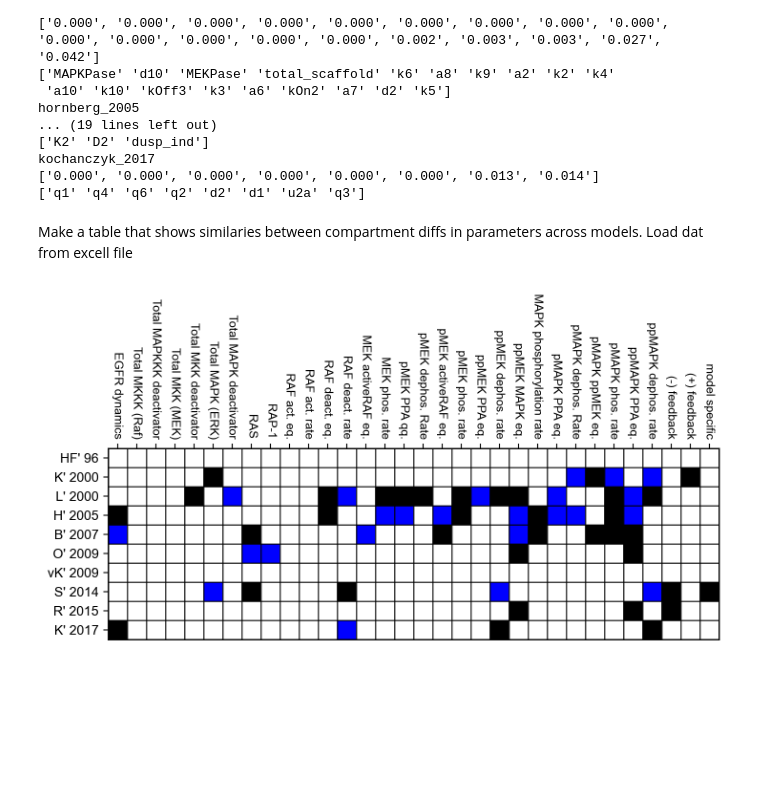
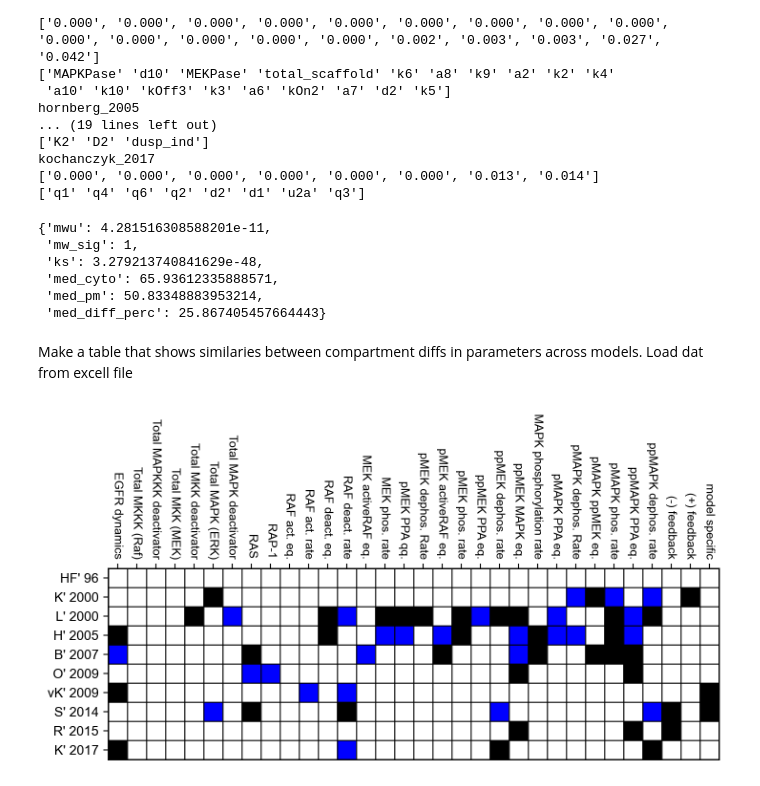
Before and after one commit to RangamaniLabUCSD/multimodel-inference, a Jupyter notebook: src/MAPK/param_est/Keyes_data_params_compDiff_analyze.ipynb, the cells around one changed output. Saved outputs shown, nothing was run; the diff lists cells and outputs as text; code cells hidden in the pictures; blank space fills up the shorter version.

Commit message:
scripts for updated location diff analysis in Fig 5

```diff
--- a/src/MAPK/param_est/Keyes_data_params_compDiff_analyze.ipynb
+++ b/src/MAPK/param_est/Keyes_data_params_compDiff_analyze.ipynb
@@ -212,6 +214,15 @@ hornberg_2005
 kochanczyk_2017
 ['0.000', '0.000', '0.000', '0.000', '0.000', '0.000', '0.013', '0.014']
 ['q1' 'q4' 'q6' 'q2' 'd2' 'd1' 'u2a' 'q3']
+# %%
+stats['huang_ferrell_1996']['k10']
+# %% [output]
+{'mwu': 4.281516308588201e-11,
+ 'mw_sig': 1,
+ 'ks': 3.279213740841629e-48,
+ 'med_cyto': 65.93612335888571,
+ 'med_pm': 50.83348883953214,
+ 'med_diff_perc': 25.867405457664443}
 # %% [markdown]
 Make a table that shows similaries between compartment diffs in parameters across models. Load dat from excell file
 # %%
@@ -339,33 +350,33 @@ colors = np.array([[0,0,0],[1,1,1],[0,0,1]])
 custom_cmap = ListedColormap(colors, name="my_cmap")
 
 skip_cols = ['Param Type']
-dat_df = pd.read_excel('../../../MAPK_model_tracker.xlsx', sheet_name='Quant-condens', usecols=lambda x: x not in skip_cols)
+dat_df = pd.read_excel('../../../mmi_old_code/MAPK_model_tracker.xlsx', sheet_name='Quant-condens', usecols=lambda x: x not in skip_cols)
 dat = dat_df.drop(columns=['Param Name']).to_numpy()
 
 for i, row in enumerate(dat):
     for j, item in enumerate(row):
         if item == 'CYTO':
             dat[i,j] = 1.0
         elif item == 'PM':
             dat[i,j] = -1.0
         elif item == 'n.s.':
             dat[i,j] = np.nan
         elif item == 'both':
             dat[i,j] = 0.0
         elif item == 'nan':
             dat[i,j] = np.nan
 
 dat = dat.astype(float)
 
 
 fig, ax = get_sized_fig_ax(7.0,2.0)
 lb = ["HF' 96",	"K' 2000",	"L' 2000",	"H' 2005",	"B' 2007",	"O' 2009",	"vK' 2009",	"S' 2014",	"R' 2015",	"K' 2017"]
 im , cbar = heatmap(dat.T, row_labels=lb, col_labels=dat_df['Param Name'], ax=ax, cbarlabel='',
         cbar_kw={'aspect':10, 'shrink':0.15, 'panchor':False, 'anchor':(0, 0),},
         cmap=custom_cmap)
 
 cbar.remove()
 
 fig.savefig(savedir + 'param_loc_heatmap.pdf', transparent=True, bbox_inches='tight')
 # %% [output]
-[figure, old version]
+[figure, new version]
```
Also changed, not shown: parts of 4 cells of this notebook, 8 other files.
